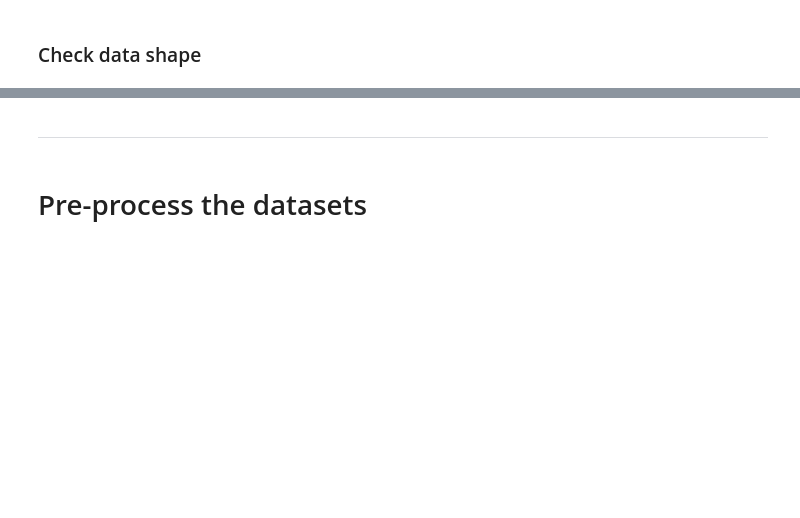
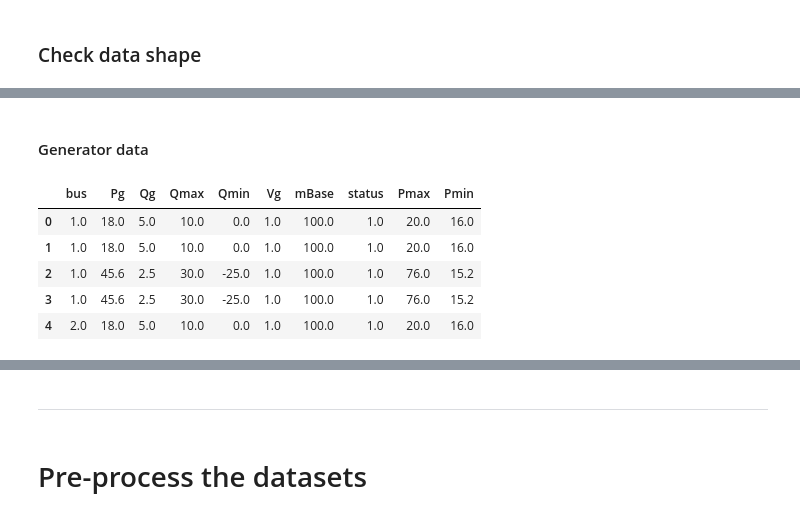
Before and after one commit to jhyun0919/Project_EE394V_SPR2020, a Jupyter notebook: codes/experiments/data_preprocess.ipynb, the cells around one changed output, grey strips where cells are left out. Drawn from its saved outputs; the diff is of its cells as text; code cells hidden in the pictures; blank space fills up the shorter version.

```diff
--- a/codes/experiments/data_preprocess.ipynb
+++ b/codes/experiments/data_preprocess.ipynb
@@ -178,0 +69,11 @@ gencost shape: (33, 7)
+# %% [markdown]
+#### Generator data
+# %%
+opf_data['gen'].head()
+# %% [output]
+|  | bus | Pg | Qg | Qmax | Qmin | Vg | mBase | status | Pmax | Pmin |
+| 0 | 1.0 | 18.0 | 5.0 | 10.0 | 0.0 | 1.0 | 100.0 | 1.0 | 20.0 | 16.0 |
+| 1 | 1.0 | 18.0 | 5.0 | 10.0 | 0.0 | 1.0 | 100.0 | 1.0 | 20.0 | 16.0 |
+| 2 | 1.0 | 45.6 | 2.5 | 30.0 | -25.0 | 1.0 | 100.0 | 1.0 | 76.0 | 15.2 |
+| 3 | 1.0 | 45.6 | 2.5 | 30.0 | -25.0 | 1.0 | 100.0 | 1.0 | 76.0 | 15.2 |
+| 4 | 2.0 | 18.0 | 5.0 | 10.0 | 0.0 | 1.0 | 100.0 | 1.0 | 20.0 | 16.0 |
```
Also changed, not shown: parts of 46 cells of this notebook.
